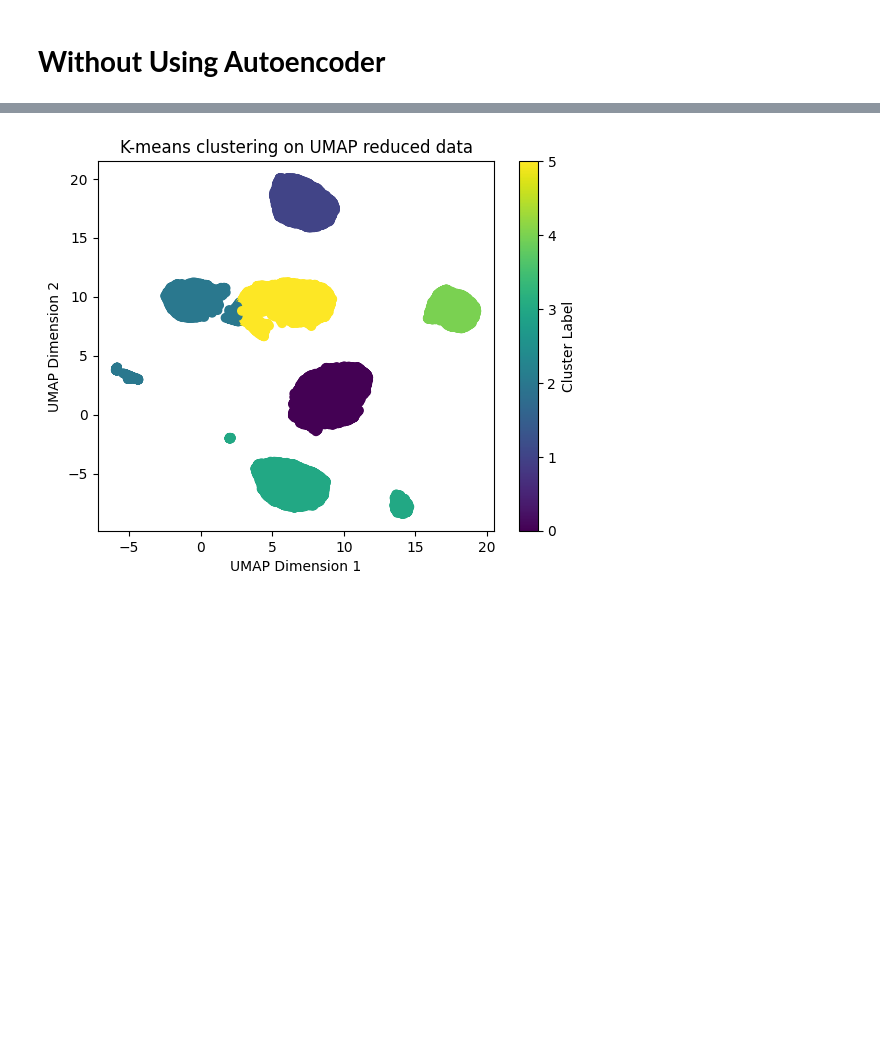
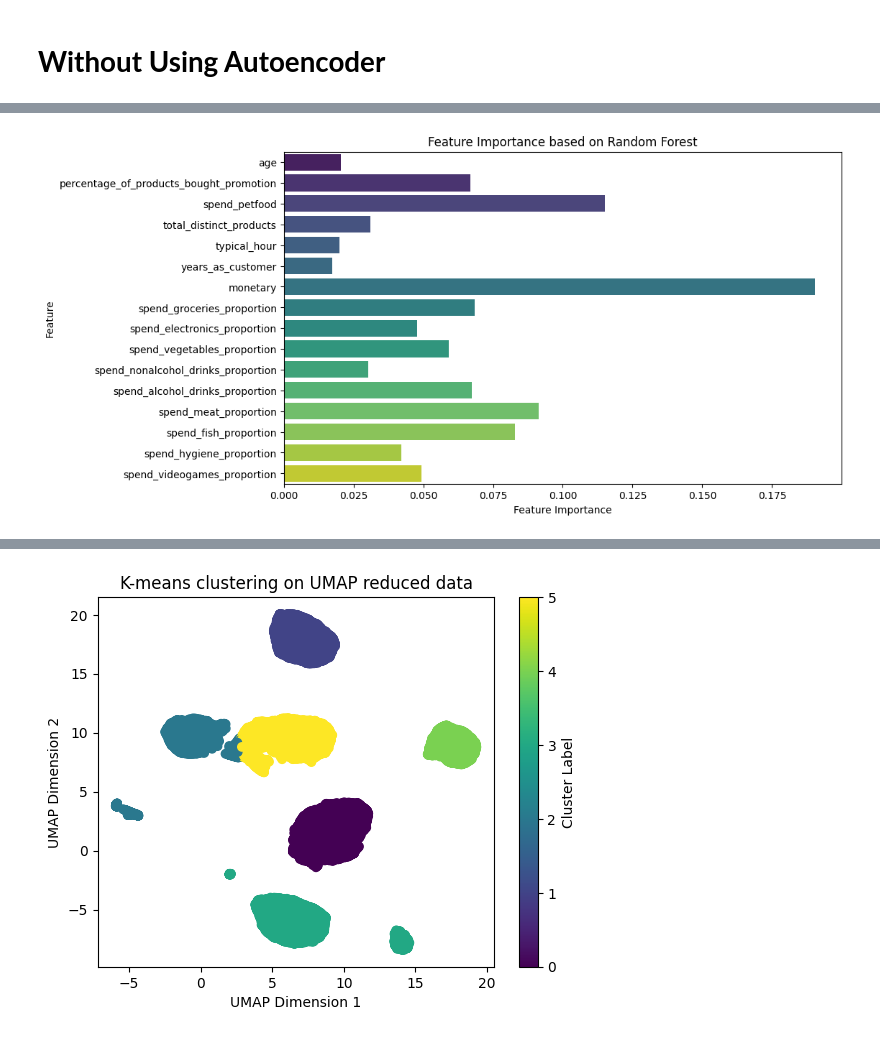
Before and after one commit to master-boda/Client-Segmentation-with-U-MAP-Embedding, a Jupyter notebook: src/modeling/modeling.ipynb, the cells around one changed output, grey strips where cells are left out. Saved outputs shown, nothing was run; the diff lists cells and outputs as text; code cells hidden in the pictures; blank space fills up the shorter version.

```diff
--- a/src/modeling/modeling.ipynb
+++ b/src/modeling/modeling.ipynb
@@ -102,3 +107,7 @@ customer_info_noencode.head()
+# %%
+plot_feature_importance(customer_info_noencode, n_clusters=7)
+# %% [output]
+[figure, added]
 # %%
 kmeans_umap_visualization(customer_info_noencode, n_clusters=7)
 # %% [output]
```
Also changed, not shown: parts of 5 cells of this notebook, 1 other file.
